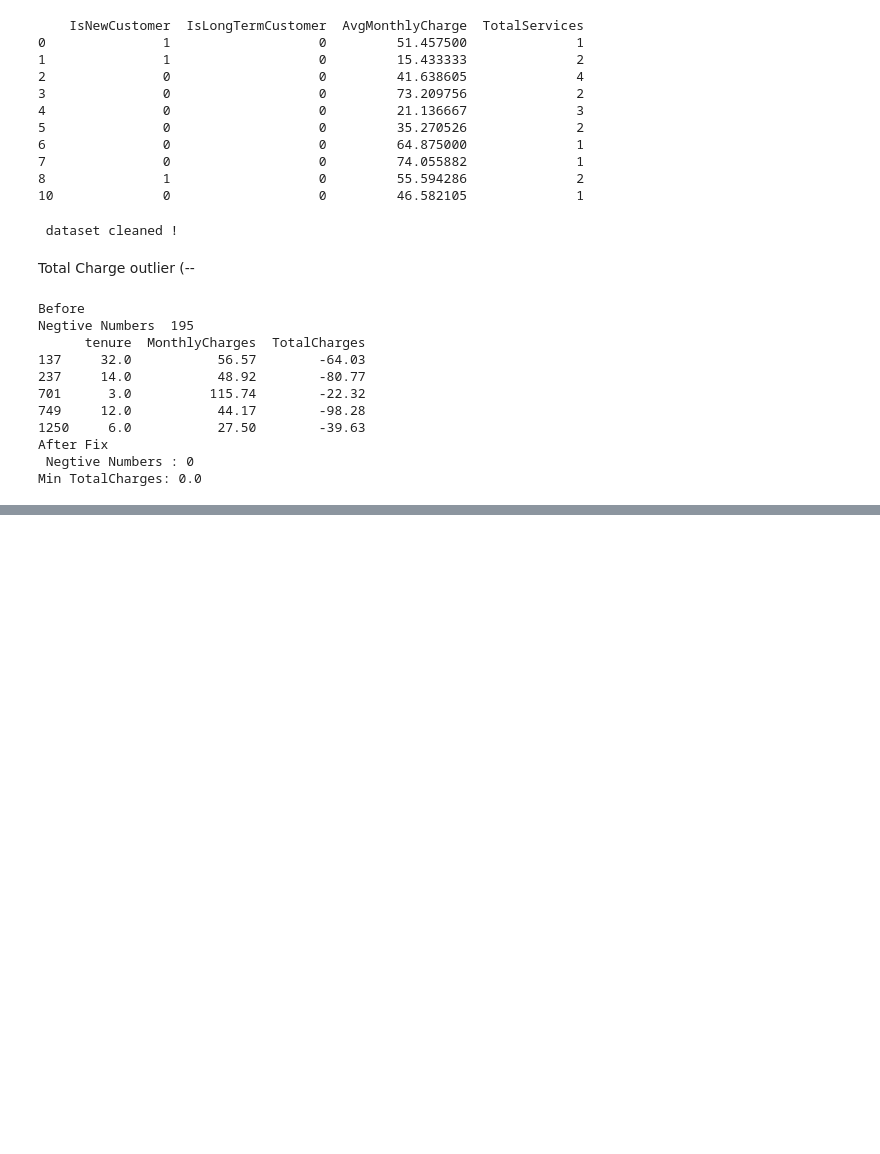
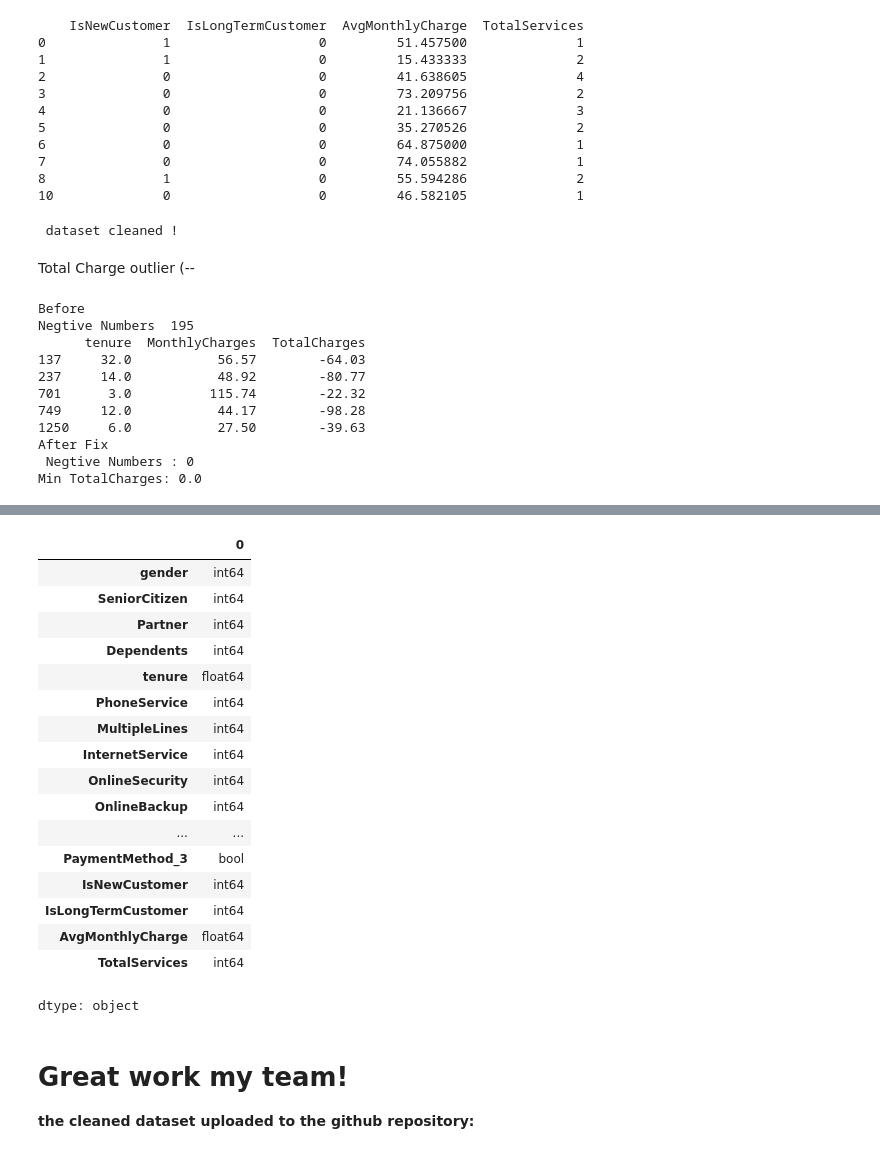
Before and after one commit to linda-bsharat/telco-customer-churn-prediction, a Jupyter notebook: notebooks/01_data_cleaning_and_eda.ipynb, the cells around one changed output, grey strips where cells are left out. Saved outputs shown, nothing was run; the diff lists cells and outputs as text; code cells hidden in the pictures; blank space fills up the shorter version.

```diff
--- a/notebooks/01_data_cleaning_and_eda.ipynb
+++ b/notebooks/01_data_cleaning_and_eda.ipynb
@@ -849,0 +894,21 @@ df.to_csv("telco_customer_data.csv", index=False)
+# %%
+df.dtypes
+# %% [output]
+|  | 0 |
+| gender | int64 |
+| SeniorCitizen | int64 |
+| Partner | int64 |
+| Dependents | int64 |
+| tenure | float64 |
+| PhoneService | int64 |
+| MultipleLines | int64 |
+| InternetService | int64 |
+| OnlineSecurity | int64 |
+| OnlineBackup | int64 |
+| ... | ... |
+| PaymentMethod_3 | bool |
+| IsNewCustomer | int64 |
+| IsLongTermCustomer | int64 |
+| AvgMonthlyCharge | float64 |
+| TotalServices | int64 |
+dtype: object
@@ -849,0 +917,3 @@ df.to_csv("telco_customer_data.csv", index=False)
+# %% [markdown]
+# **Great work my team!**
+**the cleaned dataset uploaded to the github repository:**
```
Also changed, not shown: parts of 4 cells of this notebook.
